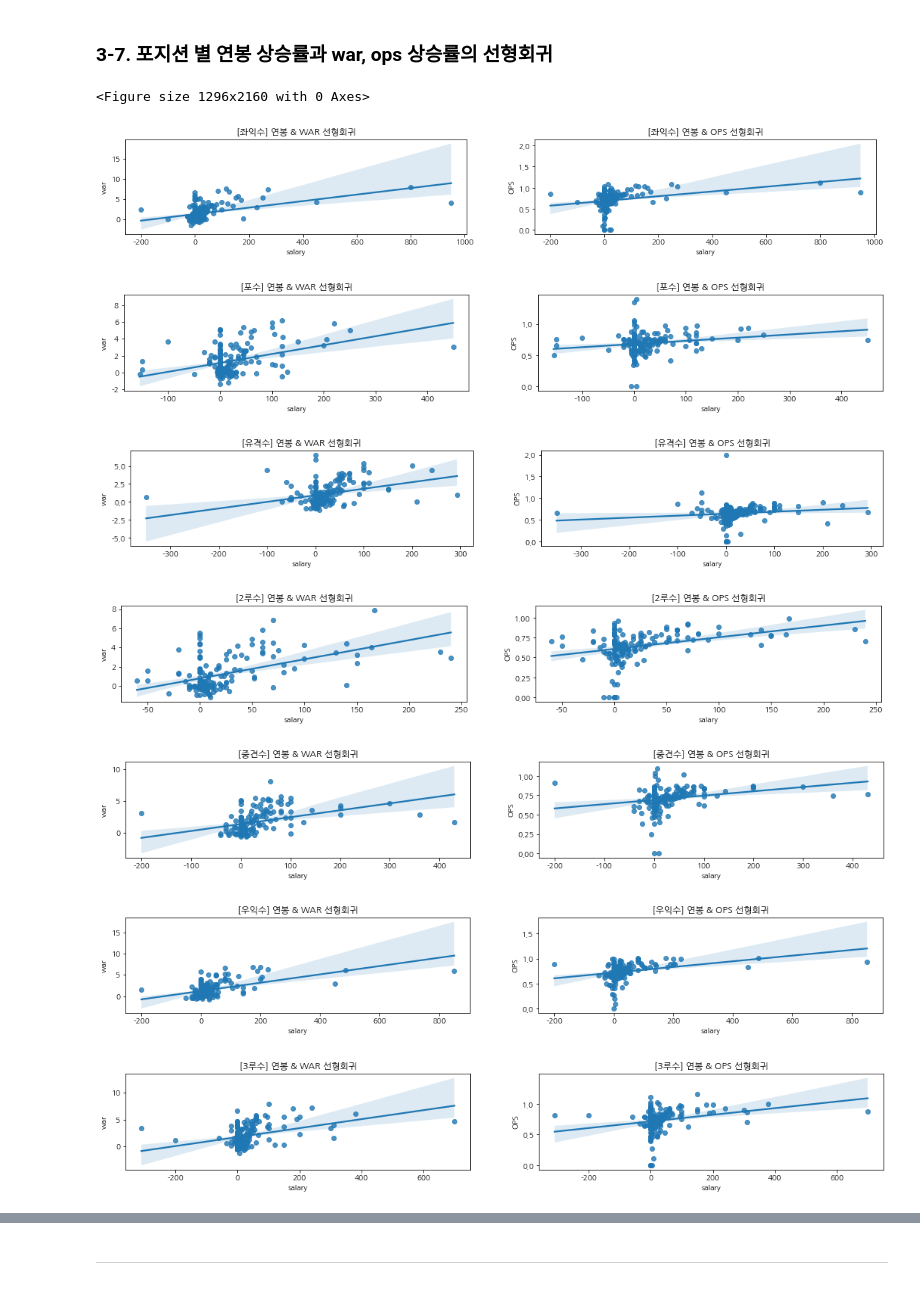
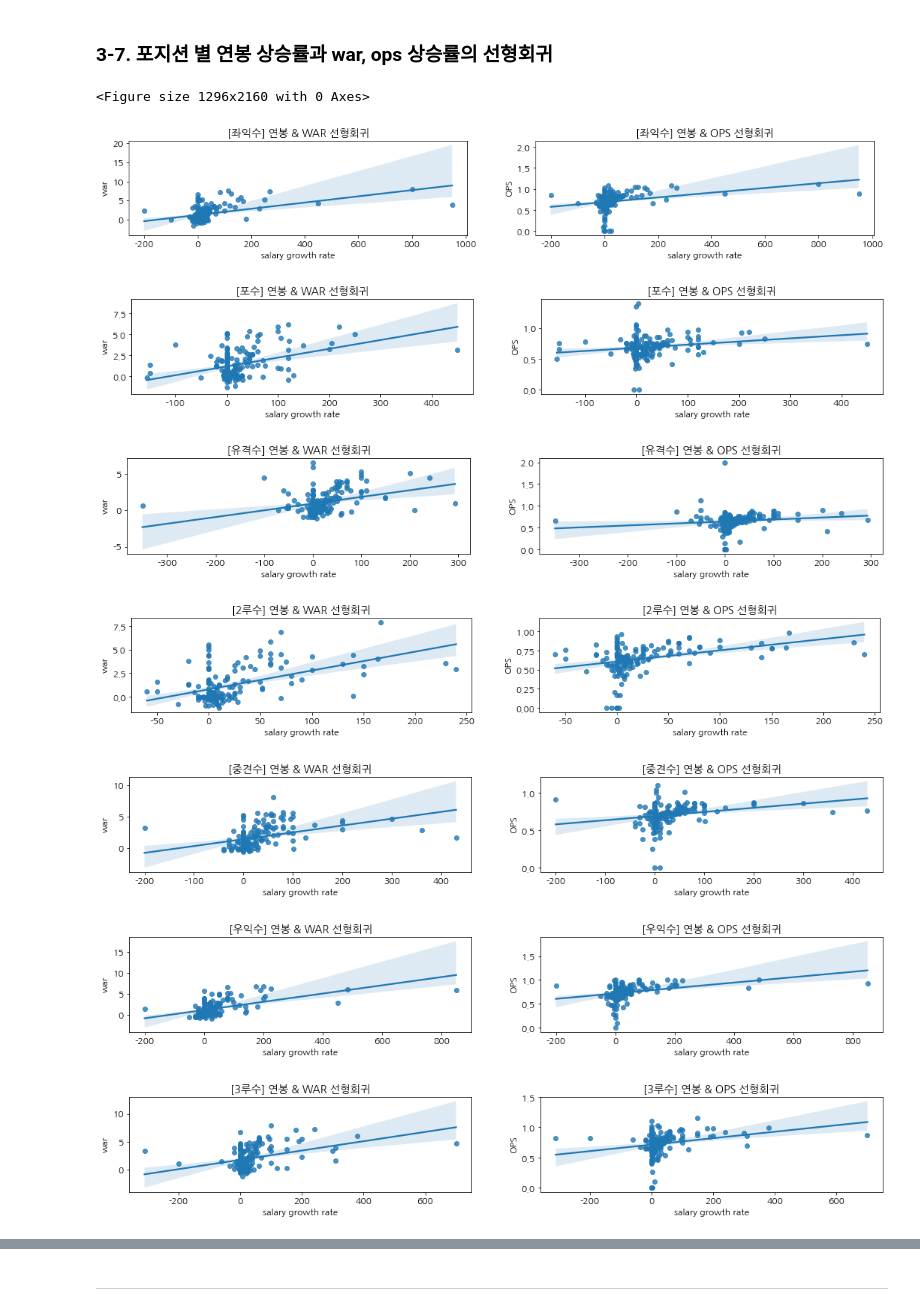
Before and after one commit to haminse/Dataton, a Jupyter notebook: 최종_[DATACON]KBO_Baseball_Visualization.ipynb, the cells around one changed output, grey strips where cells are left out. Drawn from its saved outputs; the diff is of its cells as text; code cells hidden in the pictures.

```diff
--- a/최종_[DATACON]KBO_Baseball_Visualization.ipynb
+++ b/최종_[DATACON]KBO_Baseball_Visualization.ipynb
@@ -35,7 +35,7 @@ import os
 
 from pathlib import Path
 # %%
-data = pd.read_csv('~/aiffel/03.DS/2019_kbo_for_kaggle_v2.csv')
+data = pd.read_csv('~/aiffel/datacon/2019_kbo_for_kaggle_v2.csv')
 data
 # %% [output]
 |  | batter_name | age | G | PA | AB | R | H | 2B | 3B | HR | ... | ... |
@@ -455,30 +461,30 @@ plt.show()
 # %%
 plt.figure(figsize=(18, 30))
 
 for idx, p in enumerate(positions):
     d = data_correlation.copy()
     d = d[d['tp'] == p] # 해당 포지션만 분석
 
     plt.figure(figsize=(18, 50))
     plt.subplot(18, 2, idx*2+1)
     plt.title('[' + p + '] 연봉 & WAR 선형회귀')
     sns.regplot(x='salary_growth_rate', y='war', data=d)
-    plt.xlabel('salary')
+    plt.xlabel('salary growth rate')
     plt.ylabel('war')
 
     plt.subplot(18, 2, idx*2+2)
     plt.title('[' + p + '] 연봉 & OPS 선형회귀')
     sns.regplot(x='salary_growth_rate', y='OPS', data=d)
-    plt.xlabel('salary')
+    plt.xlabel('salary growth rate')
     plt.ylabel('OPS')
 
 plt.show()
 # %% [output]
 <Figure size 1296x2160 with 0 Axes>
-[figure, old version]
+[figure, new version]
-[figure, old version]
+[figure, new version]
-[figure, old version]
+[figure, new version]
-[figure, old version]
+[figure, new version]
-[figure, old version]
+[figure, new version]
-[figure, old version]
+[figure, new version]
-[figure, old version]
+[figure, new version]
```
Also changed, not shown: parts of 10 cells of this notebook.
